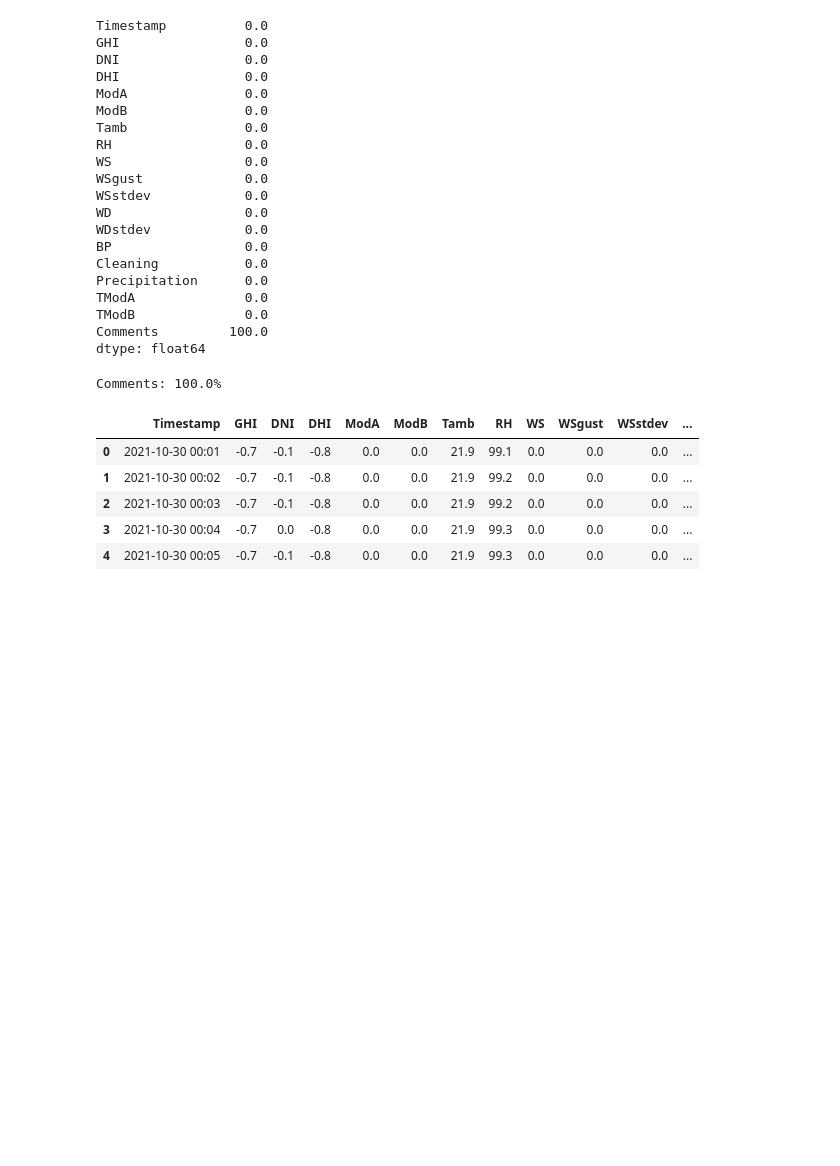
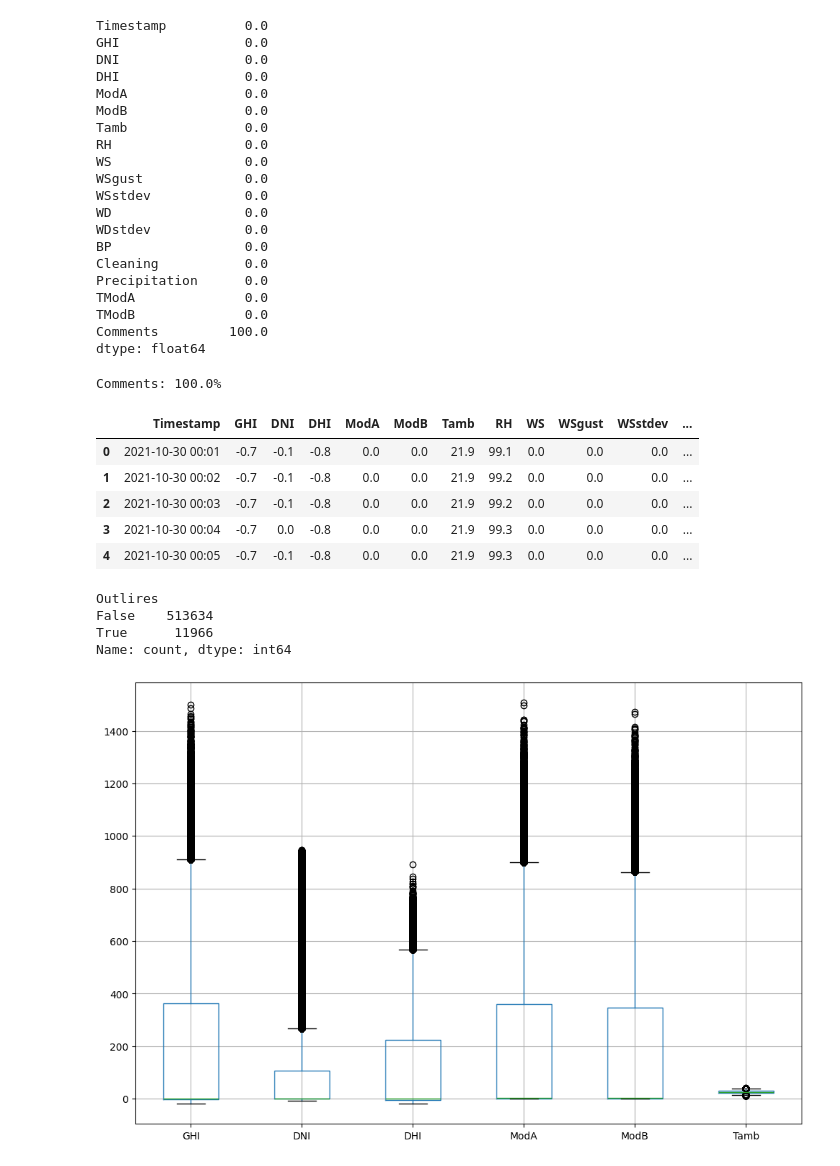
Before and after one commit to Kidist-c/solar-challenge-week1, a Jupyter notebook: notebooks/sierraleone-eda.ipynb, the cells around one changed output. Saved outputs shown, nothing was run; the diff lists cells and outputs as text; code cells hidden in the pictures; blank space fills up the shorter version.

```diff
--- a/notebooks/sierraleone-eda.ipynb
+++ b/notebooks/sierraleone-eda.ipynb
@@ -105,3 +106,22 @@ sierra_cp.head()
 cols_to_drop=[col for col,percent in missing_percentage.items() if percent >5]
 cols_to_drop
 sierra_cp.drop(columns=cols_to_drop, inplace=True)
+# %%
+# important numerical columns
+num_cols=['GHI', 'DNI', 'DHI', 'ModA', 'ModB', 'Tamb']
+# %%
+# check for outliers using z-score method in numerical columns
+outlier_flag = np.abs(zscore(sierra_cp[num_cols]))
+outliers = (outlier_flag > 3).any(axis=1)
+sierra_cp['Outlires'] = outliers
+sierra_cp['Outlires'].value_counts()
+# %% [output]
+Outlires
+False    513634
+True      11966
+Name: count, dtype: int64
+# %%
+# plot boxplot for numeric cols
+sierra_cp.boxplot(num_cols,figsize=(12,8));
+# %% [output]
+[figure, added]
```
Also changed, not shown: parts of 2 cells of this notebook.
